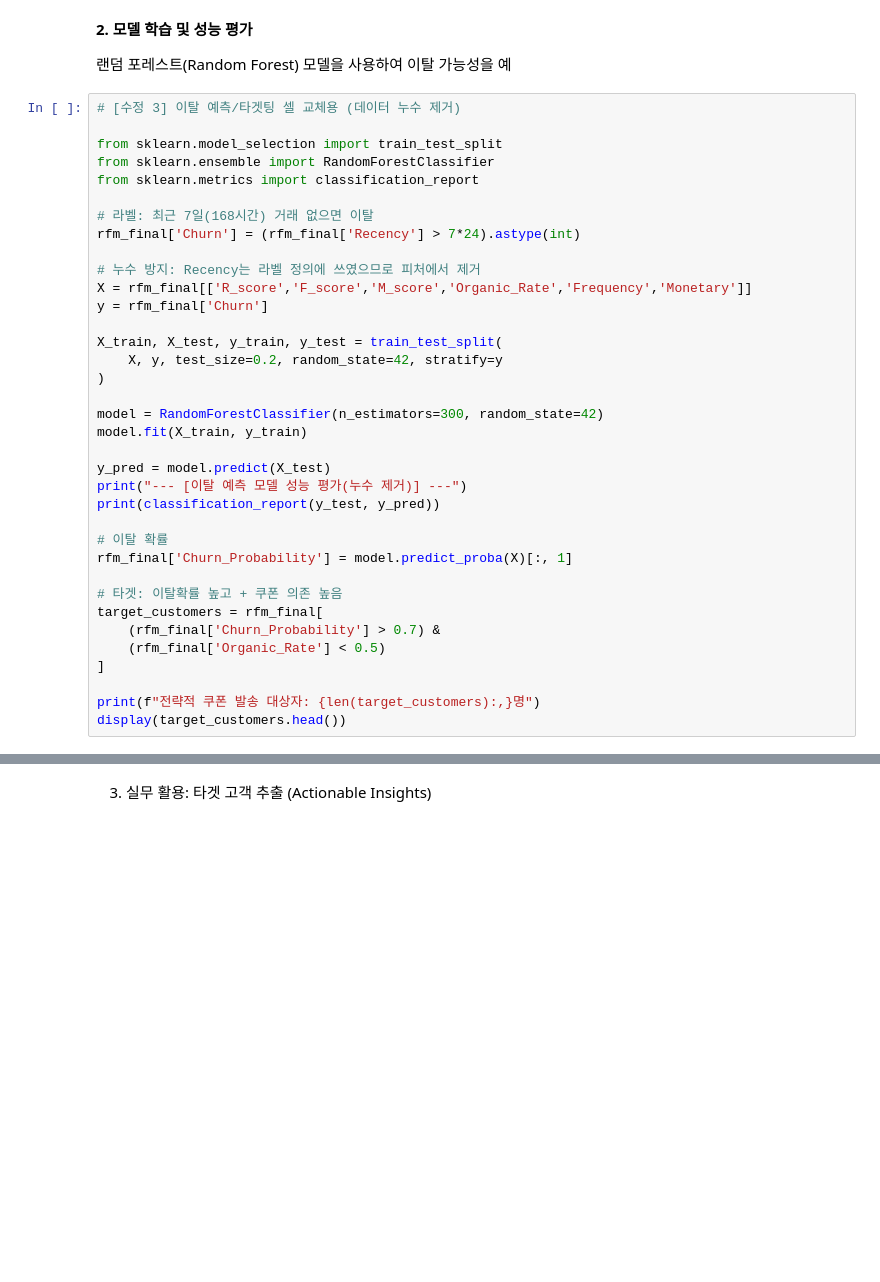
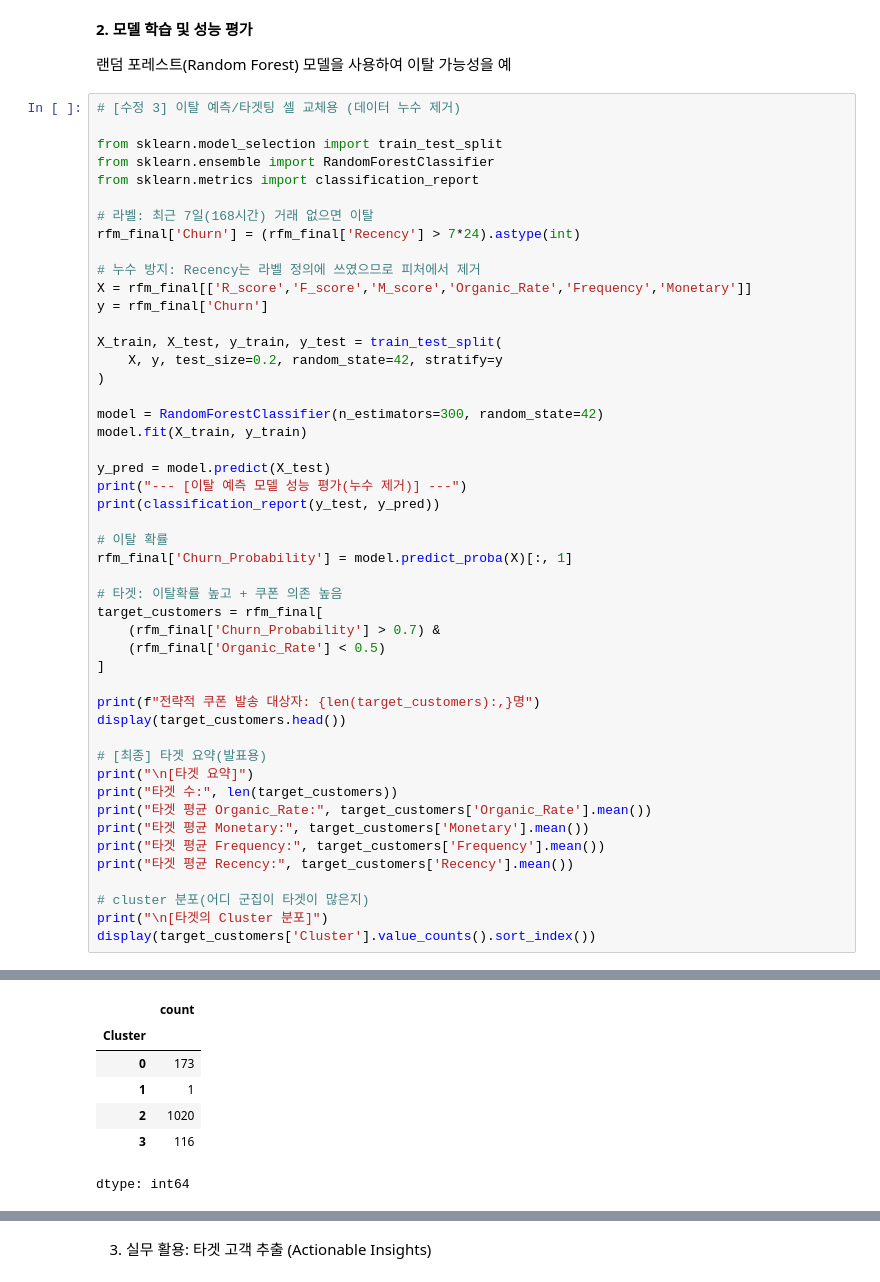
Before and after one commit to ary3120-droid/myproject, a Jupyter notebook: star0205.ipynb, the cells around one changed output, grey strips where cells are left out. Cells and saved outputs as stored; diff of their text form; blank space fills up the shorter version.

```diff
--- a/star0205.ipynb
+++ b/star0205.ipynb
@@ -411,6 +414,18 @@ target_customers = rfm_final[
 
 print(f"전략적 쿠폰 발송 대상자: {len(target_customers):,}명")
 display(target_customers.head())
+
+# [최종] 타겟 요약(발표용)
+print("\n[타겟 요약]")
+print("타겟 수:", len(target_customers))
+print("타겟 평균 Organic_Rate:", target_customers['Organic_Rate'].mean())
+print("타겟 평균 Monetary:", target_customers['Monetary'].mean())
+print("타겟 평균 Frequency:", target_customers['Frequency'].mean())
+print("타겟 평균 Recency:", target_customers['Recency'].mean())
+
+# cluster 분포(어디 군집이 타겟이 많은지)
+print("\n[타겟의 Cluster 분포]")
+display(target_customers['Cluster'].value_counts().sort_index())
 # %% [output]
 --- [이탈 예측 모델 성능 평가(누수 제거)] ---
               precision    recall  f1-score   support
@@ -432,0 +456,7 @@ weighted avg       0.92      0.92      0.92      2899
+|  | count |
+| Cluster |  |
+| 0 | 173 |
+| 1 | 1 |
+| 2 | 1020 |
+| 3 | 116 |
+dtype: int64
```
Also changed, not shown: parts of 4 cells of this notebook.
